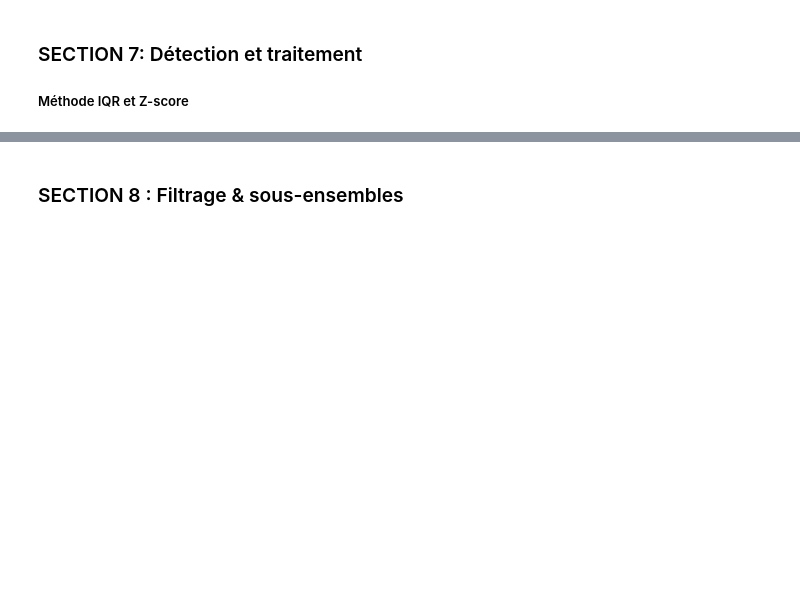
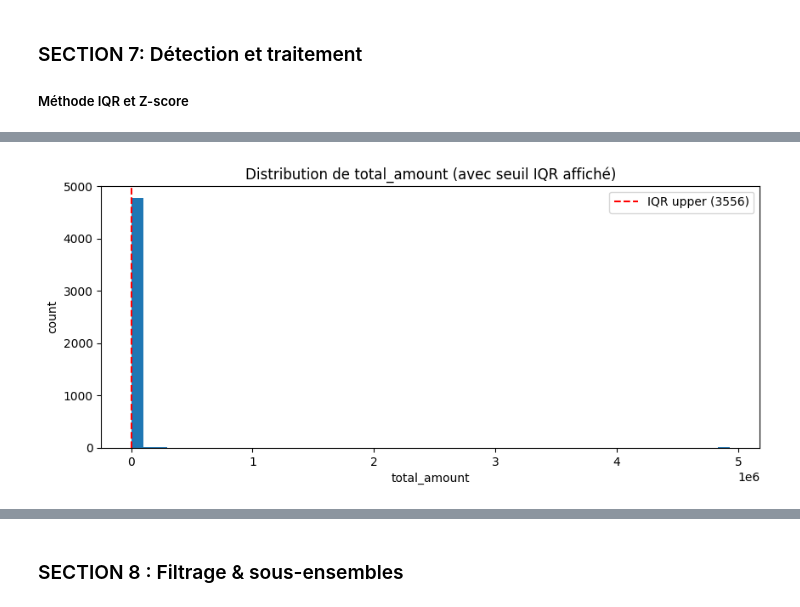
Before and after one commit to Bourzguifatimazahra/moroc_ecom, a Jupyter notebook: Analysis Workflow.ipynb, the cells around one changed output, grey strips where cells are left out. Cells and saved outputs as stored; diff of their text form; code cells hidden in the pictures; blank space fills up the shorter version.

```diff
--- a/Analysis Workflow.ipynb
+++ b/Analysis Workflow.ipynb
@@ -3,6 +3,16 @@
 ##### Chargement et premières lignes
 # %%
 #valeurs manquantes
+
+# s'assurer que pandas et df sont disponibles
+if 'pd' not in globals():
+	import pandas as pd
+
+if 'df' not in globals():
+	# charger le fichier si df n'existe pas encore
+	df = pd.read_excel("morocco_ecommerce_anomalies.xlsx")
+	df.columns = df.columns.str.strip().str.lower().str.replace(' ', '_')
+
 missing = df.isna().sum()
 missing_percentage = df.isna().mean() * 100
 print(missing, "\n", missing_percentage)
@@ -127,12 +358,78 @@ df = df.drop_duplicates(subset='order_id', keep='first')
 Q1 = df['total_amount'].quantile(0.25)
 Q3 = df['total_amount'].quantile(0.75)
 IQR = Q3 - Q1
-outliers_iqr = df[(df['total_amount'] < Q1 - 1.5*IQR) | (df['total_amount'] > Q3 + 1.5*IQR)]
+lower = Q1 - 1.5 * IQR
+upper = Q3 + 1.5 * IQR
+outliers_iqr = df[(df['total_amount'] < lower) | (df['total_amount'] > upper)]
 
 # Z-score
 from scipy.stats import zscore
+# zscore sur total_amount en remplaçant NaN par 0 pour le calcul (mais garder NaN comme NaN dans df)
 df['z_total'] = zscore(df['total_amount'].fillna(0))
 outliers_z = df[df['z_total'].abs() > 3]
 
-# Décision : flag plutôt que drop
-df['total_amount_outlier'] = df['total_amount'].apply(lambda x: 1 if x > Q3 + 1.5*IQR else 0)
+# Décision : flag plutôt que drop (ici on flag selon le seuil upper)
+df['total_amount_outlier'] = df['total_amount'].apply(lambda x: 1 if pd.notna(x) and x > upper else 0)
+
+# Affichage / diagnostic des outliers
+print("=" * 80)
+print("DIAGNOSTIC - OUTLIERS (IQR & Z-SCORE)")
+print("=" * 80)
+
+print(f"Seuils IQR : lower = {lower:.2f} ; upper = {upper:.2f}")
+
+total = len(df)
+ni = len(outliers_iqr)
+nz = len(outliers_z)
+print(f"Total de lignes : {total}")
+print(f"Outliers selon IQR : {ni} ({ni/total:.2%})")
+print(f"Outliers selon Z-score (|z|>3) : {nz} ({nz/total:.2%})")
+
+# Intersection
+common_idx = outliers_iqr.index.intersection(outliers_z.index)
+n_common = len(common_idx)
+print(f"Outliers détectés par les deux méthodes : {n_common if (n_common := n_common if 'n_common' in locals() else None) is None else n_common}")
+# Note: above line uses a compact pattern to show number; if environment does not support walrus, fallback below
+if 'n_common' not in locals():
+    print(f"Outliers détectés par les deux méthodes : {n_common}")
+
+print('\nExemples d\'outliers IQR (10 premiers) :')
+if ni > 0:
+    display(outliers_iqr.sort_values('total_amount', ascending=False).head(10))
+else:
+    print('Aucun outlier IQR détecté.')
+
+print('\nExemples d\'outliers Z-score (10 premiers) :')
+if nz > 0:
+    display(outliers_z.sort_values('z_total', key=lambda s: s.abs(), ascending=False).head(10))
+else:
+    print('Aucun outlier Z-score détecté.')
+
+# Statistiques descriptives des outliers IQR
+if ni > 0:
+    print('\nStatistiques descriptives des outliers (IQR) sur total_amount :')
+    print(outliers_iqr['total_amount'].describe())
+
+# Top 10 commandes par montant (peut inclure outliers)
+print('\nTop 10 commandes par montant :')
+if df['total_amount'].notna().sum() > 0:
+    display(df[['order_id','total_amount','city','region']].sort_values('total_amount', ascending=False).head(10))
+else:
+    print('Aucun total_amount valide trouvé.')
+
+# Histogramme rapide pour visualiser la distribution
+try:
+    import matplotlib.pyplot as plt
+    plt.figure(figsize=(10,4))
+    plt.hist(df['total_amount'].dropna(), bins=50)
+    plt.axvline(upper, color='red', linestyle='--', label=f'IQR upper ({upper:.0f})')
+    plt.title('Distribution de total_amount (avec seuil IQR affiché)')
+    plt.xlabel('total_amount')
+    plt.ylabel('count')
+    plt.legend()
+    plt.show()
+except Exception:
+    pass
+
+print("=" * 80)
+# %% [output]
@@ -138,0 +492 @@ df['total_amount_outlier'] = df['total_amount'].apply(lambda x: 1 if x > Q3 + 1.
+[figure, added]
```
Also changed, not shown: parts of 8 cells of this notebook.
